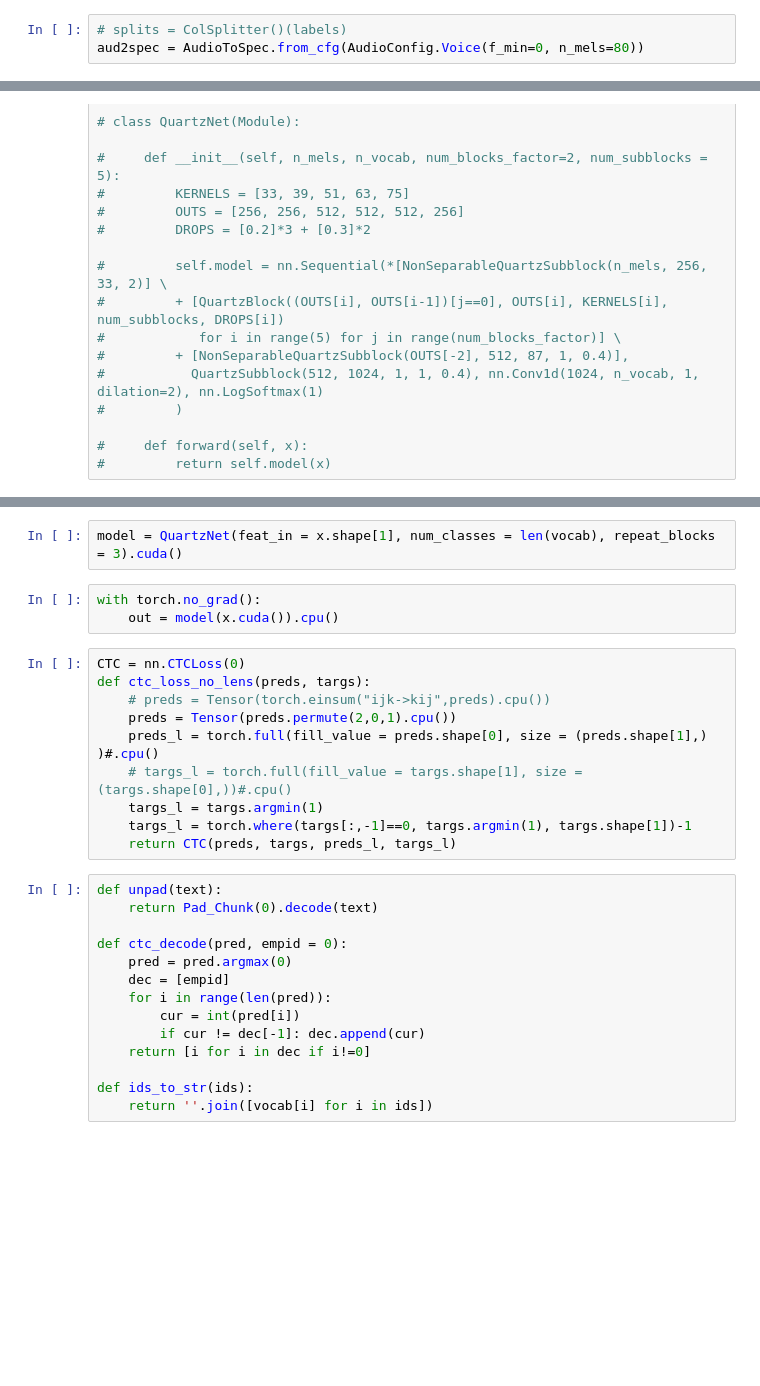
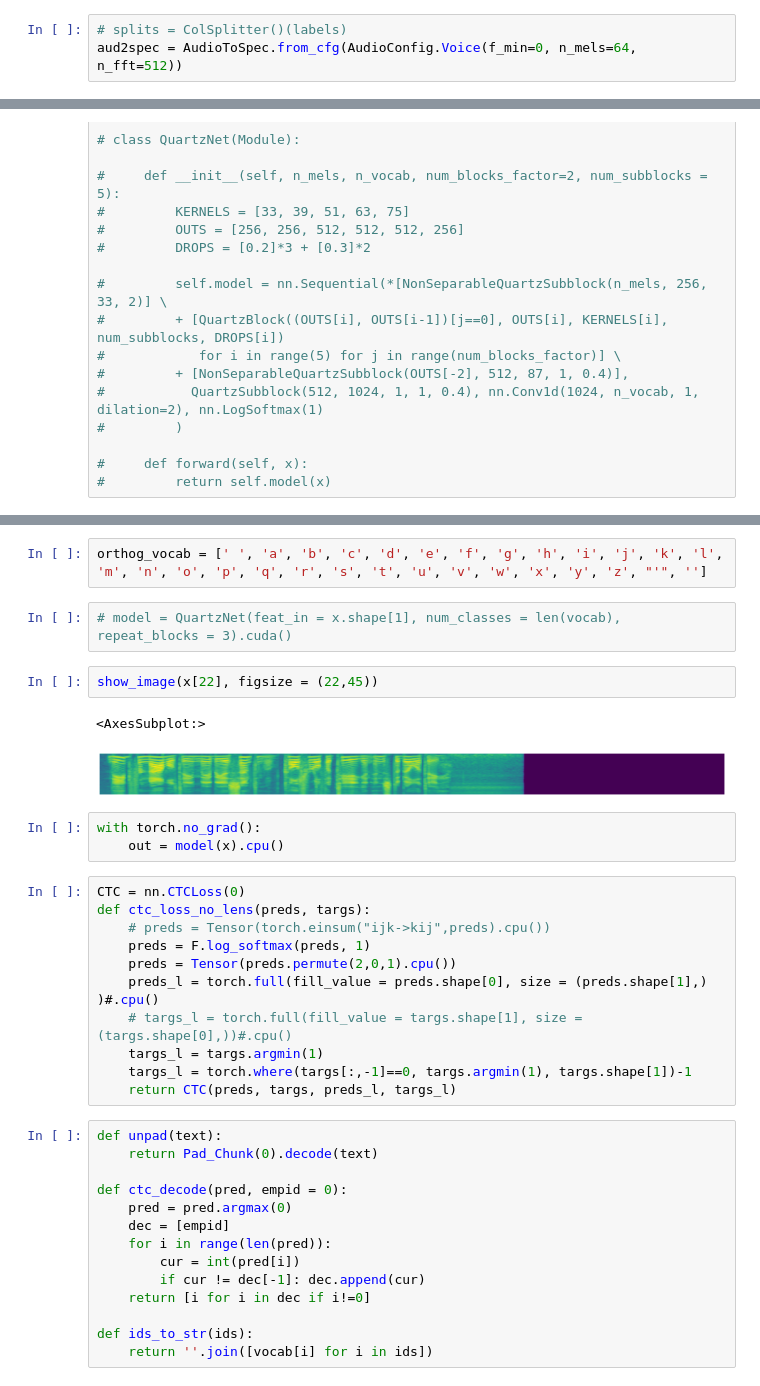
Before and after one commit to mizoru/pronunciation-trainer, a Jupyter notebook: training-QuartzNet.ipynb, the cells around one changed output, grey strips where cells are left out. Cells and saved outputs as stored; diff of their text form; blank space fills up the shorter version.

```diff
--- a/training-QuartzNet.ipynb
+++ b/training-QuartzNet.ipynb
@@ -176,6 +180,6 @@ Audio(path/labels.Path[2])
 # %%
 # splits = ColSplitter()(labels)
-aud2spec = AudioToSpec.from_cfg(AudioConfig.Voice(f_min=0, n_mels=80))
+aud2spec = AudioToSpec.from_cfg(AudioConfig.Voice(f_min=0, n_mels=64, n_fft=512))
 # %%
 # labels.to_csv('../training.csv')
 # %%
@@ -301,12 +316,20 @@ gc.collect(), torch.cuda.empty_cache()
+# %%
+orthog_vocab = [' ', 'a', 'b', 'c', 'd', 'e', 'f', 'g', 'h', 'i', 'j', 'k', 'l', 'm', 'n', 'o', 'p', 'q', 'r', 's', 't', 'u', 'v', 'w', 'x', 'y', 'z', "'", '']
 # %%
-model = QuartzNet(feat_in = x.shape[1], num_classes = len(vocab), repeat_blocks = 3).cuda()
+# model = QuartzNet(feat_in = x.shape[1], num_classes = len(vocab), repeat_blocks = 3).cuda()
+# %%
+show_image(x[22], figsize = (22,45))
+# %% [output]
+<AxesSubplot:>
+[figure, added]
 # %%
 with torch.no_grad():
-    out = model(x.cuda()).cpu()
+    out = model(x).cpu()
 # %%
 CTC = nn.CTCLoss(0)
 def ctc_loss_no_lens(preds, targs):
     # preds = Tensor(torch.einsum("ijk->kij",preds).cpu())
+    preds = F.log_softmax(preds, 1)
     preds = Tensor(preds.permute(2,0,1).cpu())
     preds_l = torch.full(fill_value = preds.shape[0], size = (preds.shape[1],) )#.cpu()
     # targs_l = torch.full(fill_value = targs.shape[1], size = (targs.shape[0],))#.cpu()
```
Also changed, not shown: parts of 15 cells of this notebook, 1 other file.
